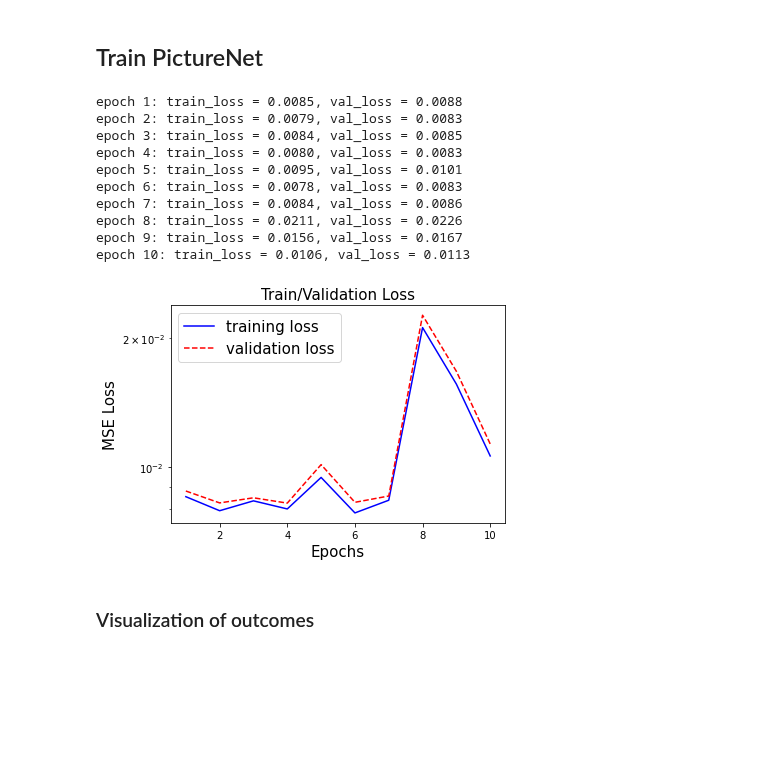
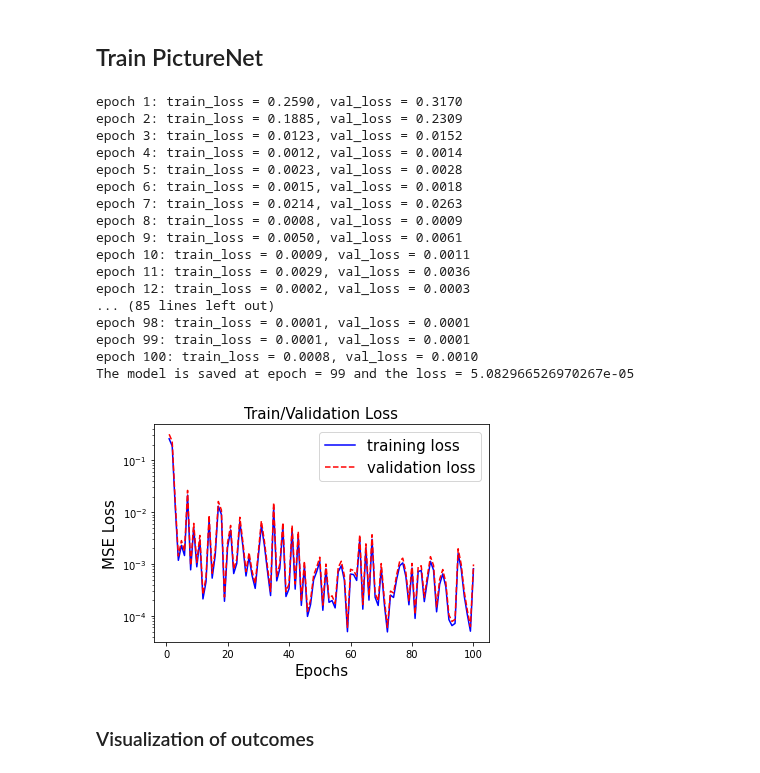
Before and after one commit to ShaoKAi100812/Pendant_Drop_Tensiometry_Prediction, a Jupyter notebook: main_spline.ipynb, the cells around one changed output. Cells and saved outputs as stored; diff of their text form; code cells hidden in the pictures; blank space fills up the shorter version.

Commit message:
feat: Fit uniform spline dataset and integrate function from main.ipynb

```diff
--- a/main_spline.ipynb
+++ b/main_spline.ipynb
@@ -221,9 +223,9 @@ test_y_pic = torch.from_numpy(test_y_pic)
 # print(test_x_pic.shape, test_y_pic.shape)
 
 # converting the dataset into mini-batch dataset (input 4D -> 5D and 2D -> 3D)
-def batch_transform(dataset, batch_size=64):
+def batch_transform(dataset, batch_size=512):
     batch = []
-    batch_num = len(dataset) // batch_size
+    batch_num = math.ceil(len(dataset)/batch_size)
     for i in range(batch_num):
         if len(dataset) == 4:
             if i < batch_num:
@@ -295,9 +297,27 @@ def prediction(model, x):   # only a batch
         score = torch.Tensor.cpu(model(x))
     return score
 
+def model_selection(model, path, loss, epoch_current, epoch_ref, loss_ref):
+    loss_best = loss_ref
+    epoch_best = epoch_ref
+    if epoch_current == 0:
+            loss_current = loss[epoch_current]
+            loss_best = loss[epoch_current]
+            torch.save(model, path)
+    else:
+        loss_current = loss[epoch_current]
+        if loss_current <= (loss_best * 1.1):   # 10% margin to get better fitting but a bit more loss
+            loss_best = loss_current
+            epoch_best = epoch_current
+            torch.save(model, path)
+    return loss_best, epoch_best
+
 def train_physics(model, optimizer, epochs=1):
     loss_train = []
     loss_val = []
+    loss_best = 0
+    epoch_best = 0
+    PATH_CAL = os.path.join(os.getcwd(), "model_cal_spline.pt")
     model = model.to(device=device)  # move the model parameters to CPU/GPU
     for e in range(epochs):
         for _, (x, y) in enumerate(train_loader):
@@ -315,6 +335,11 @@ def train_physics(model, optimizer, epochs=1):
         loss_cal_phiysics(loss_val, model, val_loader)
         print('epoch %d: train_loss = %.4f, val_loss = %.4f' % (e+1, loss_train[e], loss_val[e]))
 
+        # selecting the best model to save
+        loss_best, epoch_best = model_selection(model, PATH_CAL, loss_train, e, epoch_best, loss_best)
+
+    print("The model is saved at epoch =", epoch_best+1, "and the loss =", loss_best.item())
+
     x = range(1, epochs+1)
 
     plt.semilogy(x, loss_train, 'b-', label="training loss")
@@ -328,6 +353,9 @@ def train_physics(model, optimizer, epochs=1):
 def train_picture(model, optimizer, epochs=1):
     loss_train = []
     loss_val = []
+    loss_best = 0
+    epoch_best = 0
+    PATH_PIC = os.path.join(os.getcwd(), "model_pic_spline.pt")
     model = model.to(device=device)  # move the model parameters to CPU/GPU
     for e in range(epochs):
         for t in range(len(train_x_pic)):
@@ -347,6 +375,11 @@ def train_picture(model, optimizer, epochs=1):
         loss_cal_picture(loss_val, model, val_x_pic, val_y_pic)
         print('epoch %d: train_loss = %.4f, val_loss = %.4f' % (e+1, loss_train[e], loss_val[e]))
 
+        # selecting the best model to save
+        loss_best, epoch_best = model_selection(model, PATH_PIC, loss_train, e, epoch_best, loss_best)
+
+    print("The model is saved at epoch =", epoch_best+1, "and the loss =", loss_best.item())
+
     x = range(1, epochs+1)
 
     plt.semilogy(x, loss_train, 'b-', label="training loss")
@@ -432,33 +465,38 @@ Ground Truths = tensor([[64.8000, 20.7474],
 # %%
 in_channel = 1
 channel_1 = 16
 channel_2 = 32
 channel_3 = 64
-node_1 = 1024
-node_2 = 1024
+node_1 = 512
+node_2 = 512
 out_channel = 22
 
 learning_rate = 1e-4
 
 model_picture = PictureNet(in_channel, channel_1, channel_2, channel_3, node_1, node_2, out_channel)
 optimizer = optim.Adam(model_picture.parameters(), lr=learning_rate)
-epoch = 10
+epoch = 100
 
 train_picture(model_picture, optimizer, epoch)
-PATH_PIC = os.path.join(os.getcwd(), "model_pic")
-torch.save(model_picture, PATH_PIC)
 # %% [output]
-epoch 1: train_loss = 0.0085, val_loss = 0.0088
-epoch 2: train_loss = 0.0079, val_loss = 0.0083
-epoch 3: train_loss = 0.0084, val_loss = 0.0085
-epoch 4: train_loss = 0.0080, val_loss = 0.0083
-epoch 5: train_loss = 0.0095, val_loss = 0.0101
-epoch 6: train_loss = 0.0078, val_loss = 0.0083
-epoch 7: train_loss = 0.0084, val_loss = 0.0086
-epoch 8: train_loss = 0.0211, val_loss = 0.0226
-epoch 9: train_loss = 0.0156, val_loss = 0.0167
-epoch 10: train_loss = 0.0106, val_loss = 0.0113
+epoch 1: train_loss = 0.2590, val_loss = 0.3170
+epoch 2: train_loss = 0.1885, val_loss = 0.2309
+epoch 3: train_loss = 0.0123, val_loss = 0.0152
+epoch 4: train_loss = 0.0012, val_loss = 0.0014
+epoch 5: train_loss = 0.0023, val_loss = 0.0028
+epoch 6: train_loss = 0.0015, val_loss = 0.0018
+epoch 7: train_loss = 0.0214, val_loss = 0.0263
+epoch 8: train_loss = 0.0008, val_loss = 0.0009
+epoch 9: train_loss = 0.0050, val_loss = 0.0061
+epoch 10: train_loss = 0.0009, val_loss = 0.0011
+epoch 11: train_loss = 0.0029, val_loss = 0.0036
+epoch 12: train_loss = 0.0002, val_loss = 0.0003
+... (85 lines left out)
+epoch 98: train_loss = 0.0001, val_loss = 0.0001
+epoch 99: train_loss = 0.0001, val_loss = 0.0001
+epoch 100: train_loss = 0.0008, val_loss = 0.0010
+The model is saved at epoch = 99 and the loss = 5.082966526970267e-05
-[figure, old version]
+[figure, new version]
 # %% [markdown]
 ### Visualization of outcomes
 # %%
```
Also changed, not shown: parts of 11 cells of this notebook.
